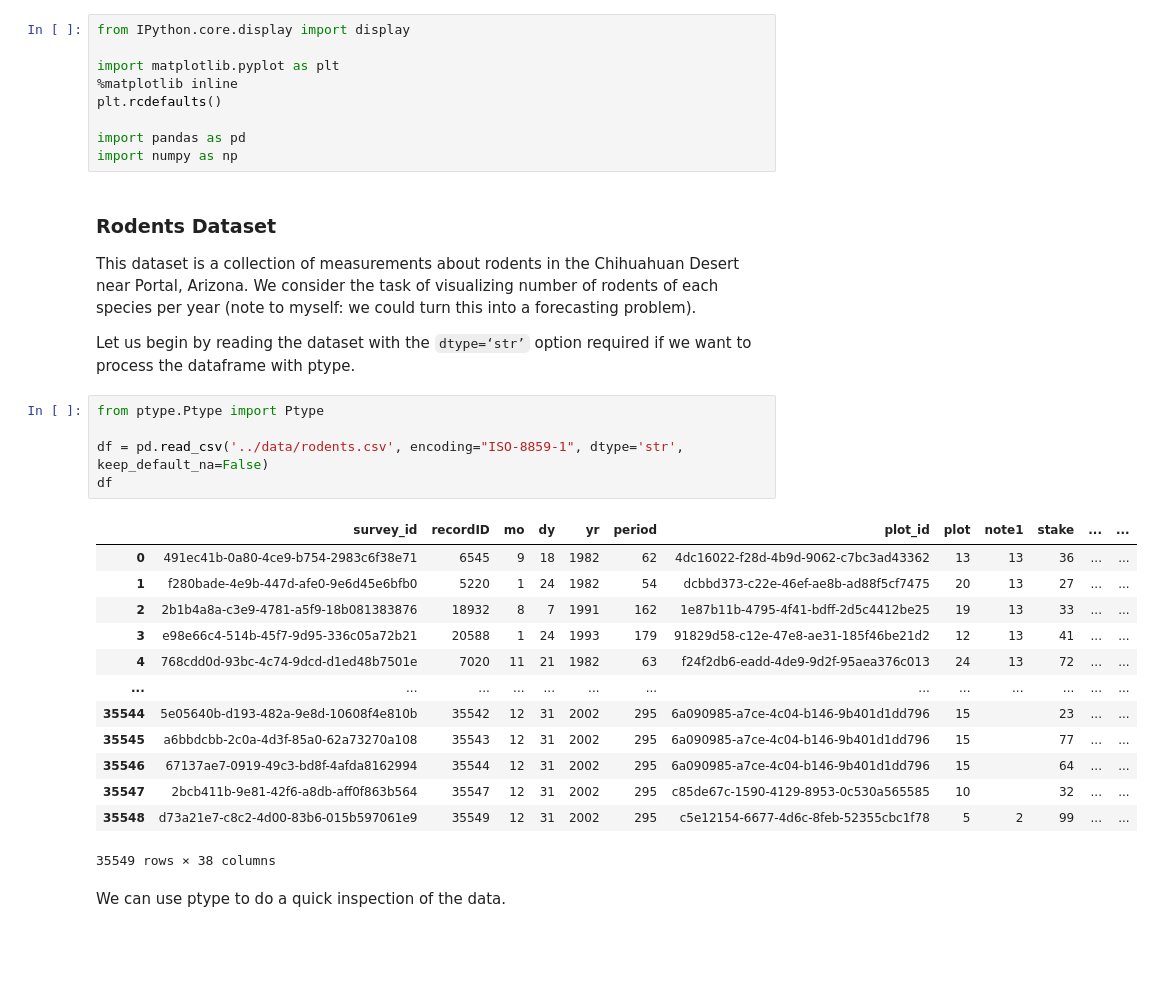
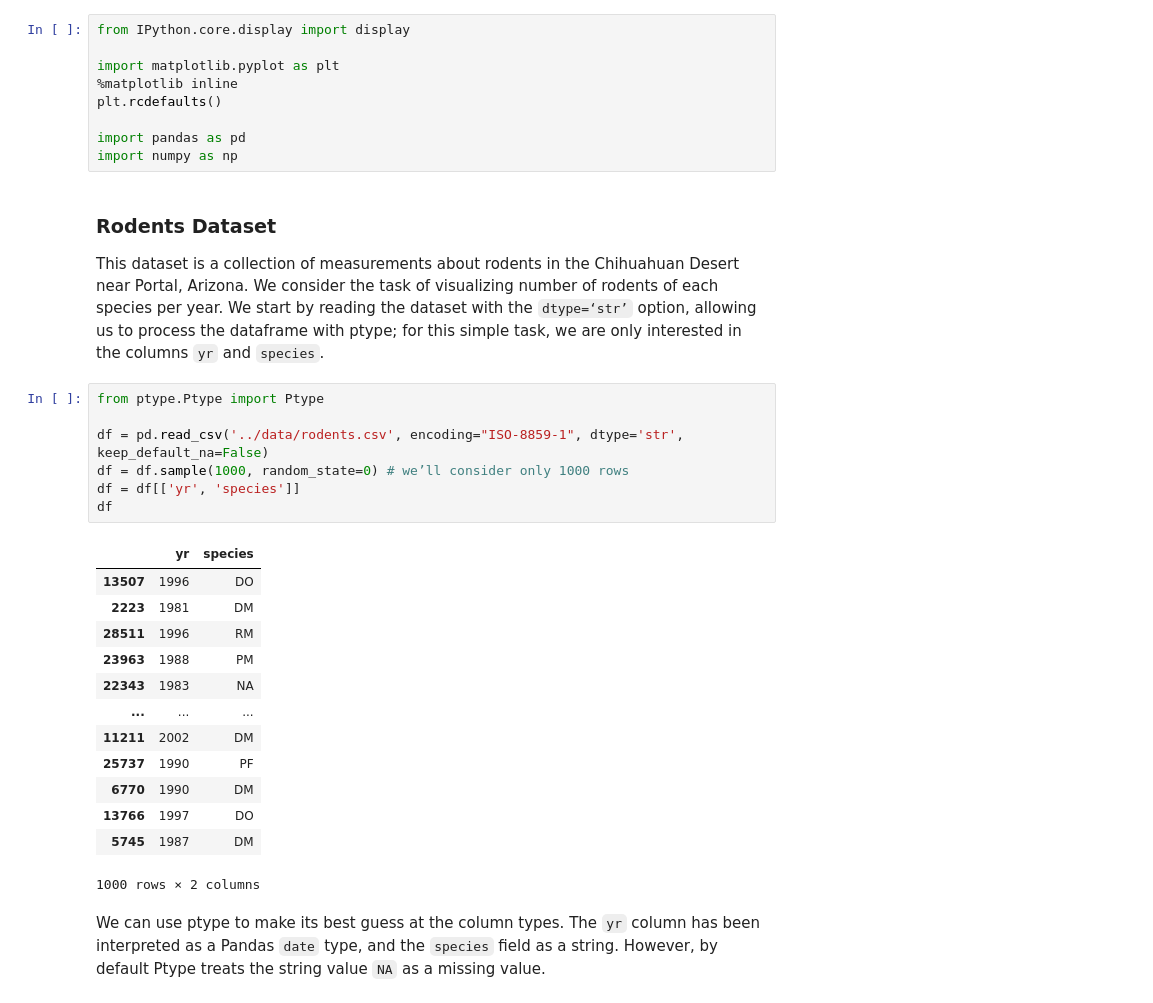
Before and after one commit to alan-turing-institute/ptype, a Jupyter notebook: notebooks/incorrect-missing-data.ipynb, the cells around one changed output. Saved outputs shown, nothing was run; the diff lists cells and outputs as text; blank space fills up the shorter version.

```diff
--- a/notebooks/incorrect-missing-data.ipynb
+++ b/notebooks/incorrect-missing-data.ipynb
@@ -17,29 +13,29 @@ import pandas as pd
 import numpy as np
 # %% [markdown]
 ### Rodents Dataset
-This dataset is a collection of measurements about rodents in the Chihuahuan Desert near Portal, Arizona. We consider the task of visualizing number of rodents of each species per year (note to myself: we could turn this into a forecasting problem).
-
-Let us begin by reading the dataset with the `dtype=‘str’` option required if we want to process the dataframe with ptype.
+This dataset is a collection of measurements about rodents in the Chihuahuan Desert near Portal, Arizona. We consider the task of visualizing number of rodents of each species per year. We start by reading the dataset with the `dtype=‘str’` option, allowing us to process the dataframe with ptype; for this simple task, we are only interested in the columns `yr` and `species`.
 # %%
 from ptype.Ptype import Ptype
 
 df = pd.read_csv('../data/rodents.csv', encoding="ISO-8859-1", dtype='str', keep_default_na=False)
+df = df.sample(1000, random_state=0) # we’ll consider only 1000 rows
+df = df[['yr', 'species']]
 df
 # %% [output]
-|  | survey_id | recordID | mo | dy | yr | period | plot_id | plot | note1 | stake | ... | ... |
-| 0 | 491ec41b-0a80-4ce9-b754-2983c6f38e71 | 6545 | 9 | 18 | 1982 | 62 | 4dc16022-f28d-4b9d-9062-c7bc3ad43362 | 13 | 13 | 36 | ... | ... |
-| 1 | f280bade-4e9b-447d-afe0-9e6d45e6bfb0 | 5220 | 1 | 24 | 1982 | 54 | dcbbd373-c22e-46ef-ae8b-ad88f5cf7475 | 20 | 13 | 27 | ... | ... |
-| 2 | 2b1b4a8a-c3e9-4781-a5f9-18b081383876 | 18932 | 8 | 7 | 1991 | 162 | 1e87b11b-4795-4f41-bdff-2d5c4412be25 | 19 | 13 | 33 | ... | ... |
-| 3 | e98e66c4-514b-45f7-9d95-336c05a72b21 | 20588 | 1 | 24 | 1993 | 179 | 91829d58-c12e-47e8-ae31-185f46be21d2 | 12 | 13 | 41 | ... | ... |
-| 4 | 768cdd0d-93bc-4c74-9dcd-d1ed48b7501e | 7020 | 11 | 21 | 1982 | 63 | f24f2db6-eadd-4de9-9d2f-95aea376c013 | 24 | 13 | 72 | ... | ... |
-| ... | ... | ... | ... | ... | ... | ... | ... | ... | ... | ... | ... | ... |
-| 35544 | 5e05640b-d193-482a-9e8d-10608f4e810b | 35542 | 12 | 31 | 2002 | 295 | 6a090985-a7ce-4c04-b146-9b401d1dd796 | 15 |  | 23 | ... | ... |
-| 35545 | a6bbdcbb-2c0a-4d3f-85a0-62a73270a108 | 35543 | 12 | 31 | 2002 | 295 | 6a090985-a7ce-4c04-b146-9b401d1dd796 | 15 |  | 77 | ... | ... |
-| 35546 | 67137ae7-0919-49c3-bd8f-4afda8162994 | 35544 | 12 | 31 | 2002 | 295 | 6a090985-a7ce-4c04-b146-9b401d1dd796 | 15 |  | 64 | ... | ... |
-| 35547 | 2bcb411b-9e81-42f6-a8db-aff0f863b564 | 35547 | 12 | 31 | 2002 | 295 | c85de67c-1590-4129-8953-0c530a565585 | 10 |  | 32 | ... | ... |
-| 35548 | d73a21e7-c8c2-4d00-83b6-015b597061e9 | 35549 | 12 | 31 | 2002 | 295 | c5e12154-6677-4d6c-8feb-52355cbc1f78 | 5 | 2 | 99 | ... | ... |
+|  | yr | species |
+| 13507 | 1996 | DO |
+| 2223 | 1981 | DM |
+| 28511 | 1996 | RM |
+| 23963 | 1988 | PM |
+| 22343 | 1983 | NA |
+| ... | ... | ... |
+| 11211 | 2002 | DM |
+| 25737 | 1990 | PF |
+| 6770 | 1990 | DM |
+| 13766 | 1997 | DO |
+| 5745 | 1987 | DM |
-35549 rows × 38 columns
+1000 rows × 2 columns
-# %% [markdown]
-We can use ptype to do a quick inspection of the data.
+# %% [markdown]
+We can use ptype to make its best guess at the column types. The `yr` column has been interpreted as a Pandas `date` type, and the `species` field as a string. However, by default Ptype treats the string value `NA` as a missing value.
 # %%
 ptype = Ptype()
```
Also changed, not shown: parts of 23 cells of this notebook, 1 other file.
